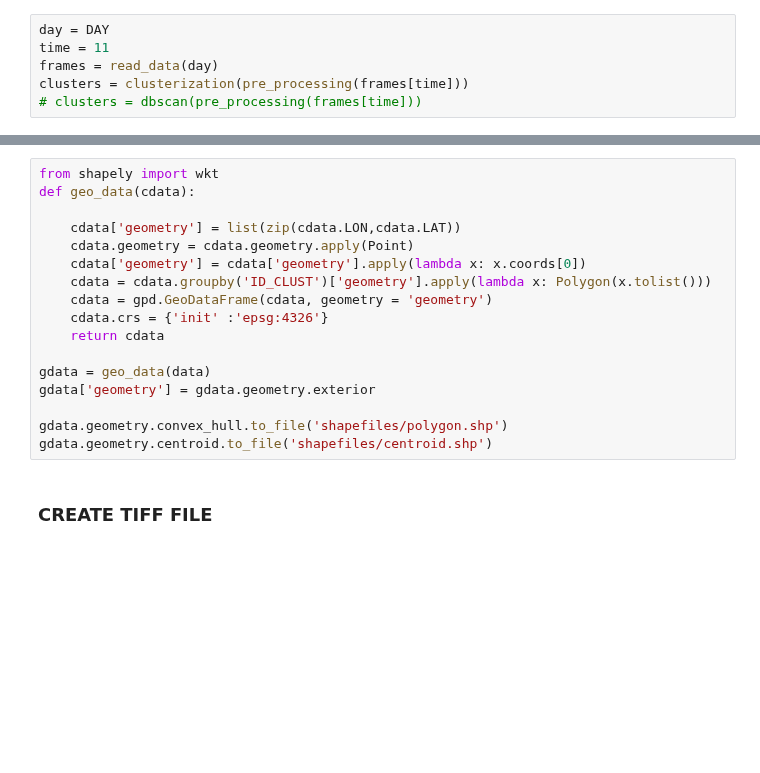
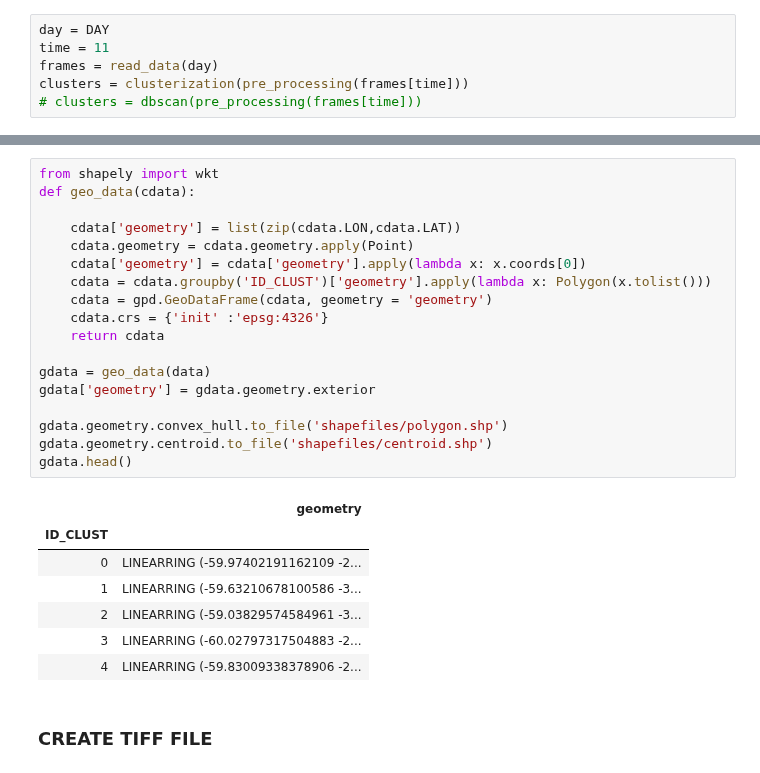
Before and after one commit to helvecioneto/CAP-394, a Jupyter notebook: 02-GEOTRACK.ipynb, the cells around one changed output, grey strips where cells are left out. Cells and saved outputs as stored; diff of their text form; blank space fills up the shorter version.

```diff
--- a/02-GEOTRACK.ipynb
+++ b/02-GEOTRACK.ipynb
@@ -275,20 +256,29 @@ gdata.head()
 # %%
 from shapely import wkt
 def geo_data(cdata):
 
     cdata['geometry'] = list(zip(cdata.LON,cdata.LAT))
     cdata.geometry = cdata.geometry.apply(Point)
     cdata['geometry'] = cdata['geometry'].apply(lambda x: x.coords[0])
     cdata = cdata.groupby('ID_CLUST')['geometry'].apply(lambda x: Polygon(x.tolist()))
     cdata = gpd.GeoDataFrame(cdata, geometry = 'geometry')
     cdata.crs = {'init' :'epsg:4326'}
     return cdata
 
 gdata = geo_data(data)
 gdata['geometry'] = gdata.geometry.exterior
 
 gdata.geometry.convex_hull.to_file('shapefiles/polygon.shp')
 gdata.geometry.centroid.to_file('shapefiles/centroid.shp')
+gdata.head()
+# %% [output]
+|  | geometry |
+| ID_CLUST |  |
+| 0 | LINEARRING (-59.97402191162109 -2... |
+| 1 | LINEARRING (-59.63210678100586 -3... |
+| 2 | LINEARRING (-59.03829574584961 -3... |
+| 3 | LINEARRING (-60.02797317504883 -2... |
+| 4 | LINEARRING (-59.83009338378906 -2... |
 # %% [markdown]
 ### CREATE TIFF FILE
 # %%
```
Also changed, not shown: parts of 17 cells of this notebook, 15 other files.
